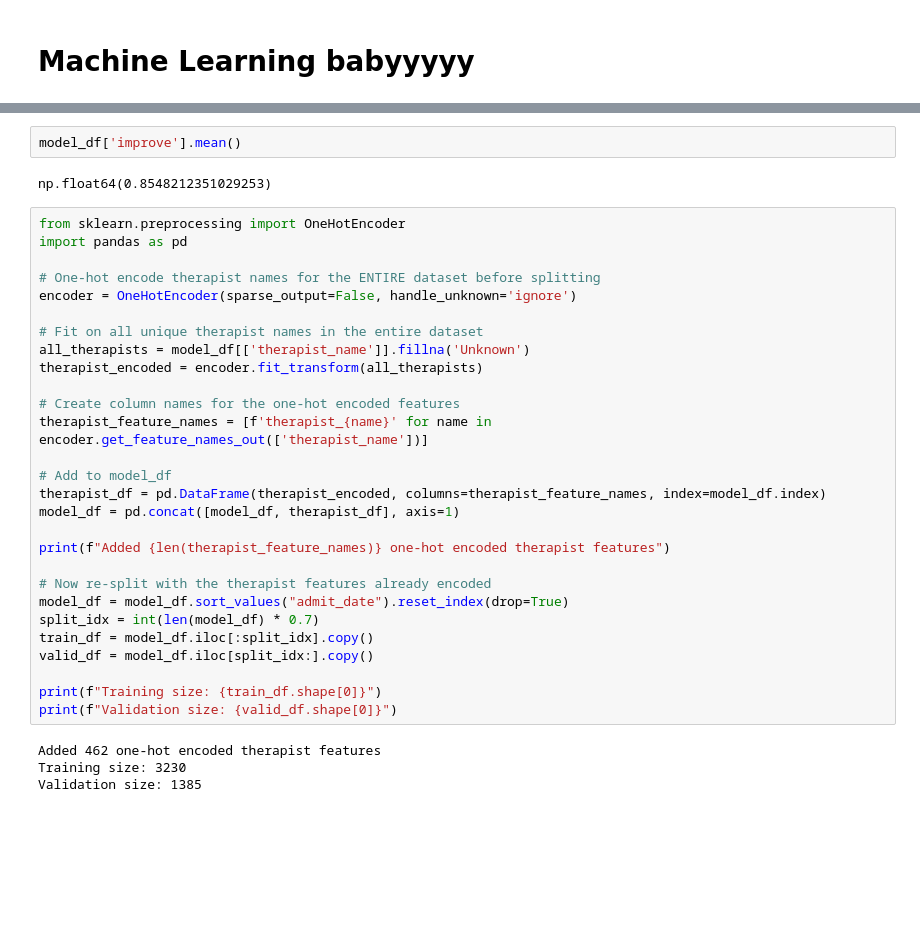
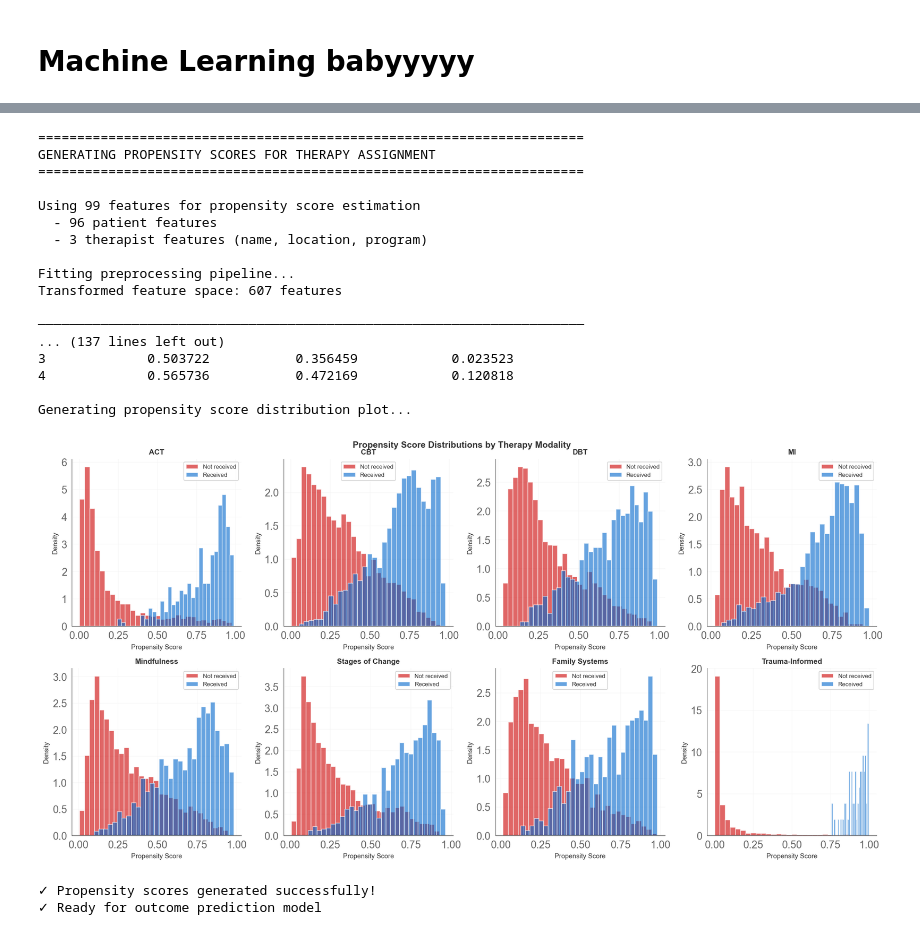
Before and after one commit to jacobjameson/AI-therapy, a Jupyter notebook: src/clean.ipynb, the cells around one changed output, grey strips where cells are left out. Drawn from its saved outputs; the diff is of its cells as text; blank space fills up the shorter version.

```diff
--- a/src/clean.ipynb
+++ b/src/clean.ipynb
@@ -1744,36 +2371,22 @@ Stages of Change        0.475          0.766         0.732                   115
 # %%
-model_df['improve'].mean()
 # %% [output]
-np.float64(0.8548212351029253)
+======================================================================
+GENERATING PROPENSITY SCORES FOR THERAPY ASSIGNMENT
+======================================================================
+
+Using 99 features for propensity score estimation
+  - 96 patient features
+  - 3 therapist features (name, location, program)
+
+Fitting preprocessing pipeline...
+Transformed feature space: 607 features
+
+──────────────────────────────────────────────────────────────────────
+... (137 lines left out)
+3             0.503722           0.356459            0.023523
+4             0.565736           0.472169            0.120818
+
+Generating propensity score distribution plot...
+[figure, added]
+✓ Propensity scores generated successfully!
+✓ Ready for outcome prediction model
-# %%
-from sklearn.preprocessing import OneHotEncoder
-import pandas as pd
-
-# One-hot encode therapist names for the ENTIRE dataset before splitting
-encoder = OneHotEncoder(sparse_output=False, handle_unknown='ignore')
-
-# Fit on all unique therapist names in the entire dataset
-all_therapists = model_df[['therapist_name']].fillna('Unknown')
-therapist_encoded = encoder.fit_transform(all_therapists)
-
-# Create column names for the one-hot encoded features
-therapist_feature_names = [f'therapist_{name}' for name in encoder.get_feature_names_out(['therapist_name'])]
-
-# Add to model_df
-therapist_df = pd.DataFrame(therapist_encoded, columns=therapist_feature_names, index=model_df.index)
-model_df = pd.concat([model_df, therapist_df], axis=1)
-
-print(f"Added {len(therapist_feature_names)} one-hot encoded therapist features")
-
-# Now re-split with the therapist features already encoded
-model_df = model_df.sort_values("admit_date").reset_index(drop=True)
-split_idx = int(len(model_df) * 0.7)
-train_df = model_df.iloc[:split_idx].copy()
-valid_df = model_df.iloc[split_idx:].copy()
-
-print(f"Training size: {train_df.shape[0]}")
-print(f"Validation size: {valid_df.shape[0]}")
-# %% [output]
-Added 462 one-hot encoded therapist features
-Training size: 3230
-Validation size: 1385
```
Also changed, not shown: parts of 23 cells of this notebook, 3 other files.
